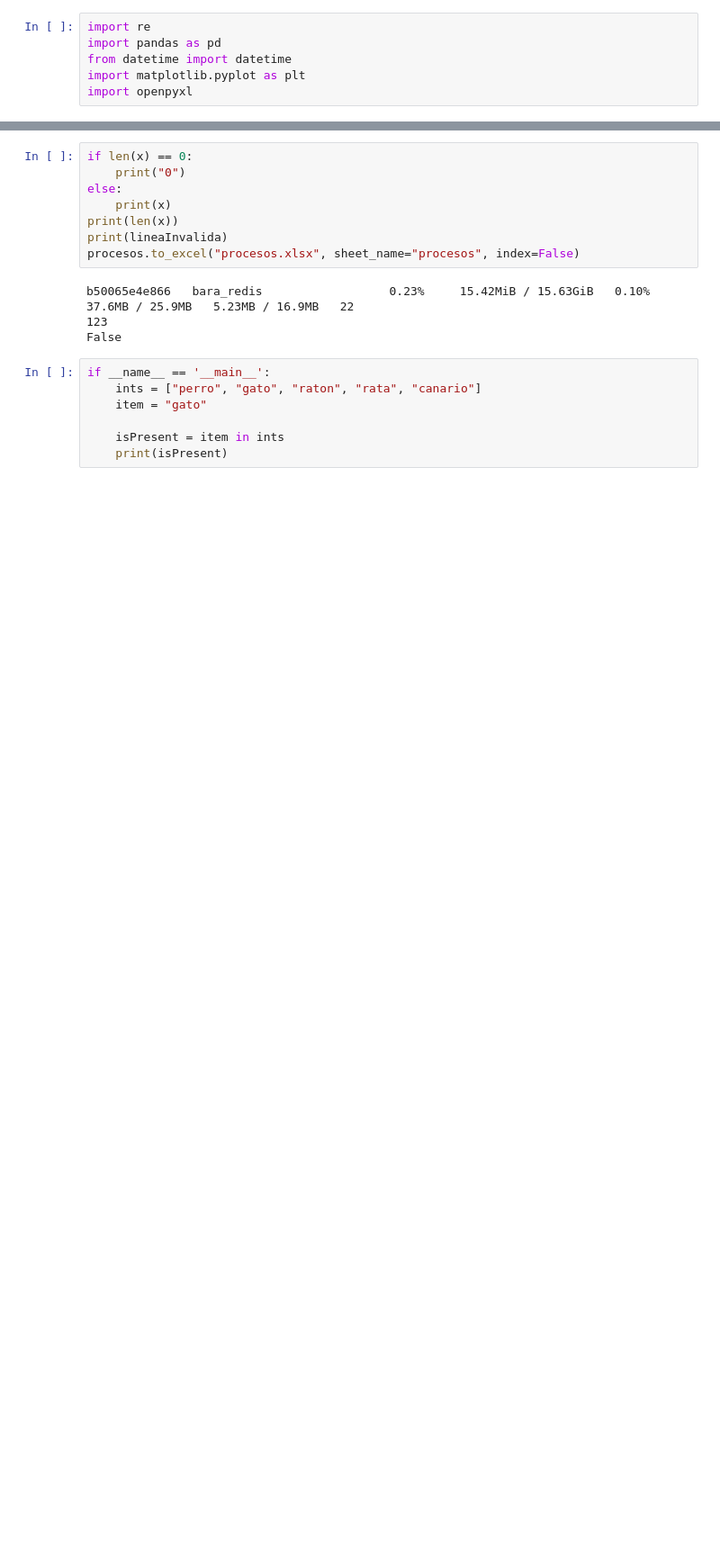
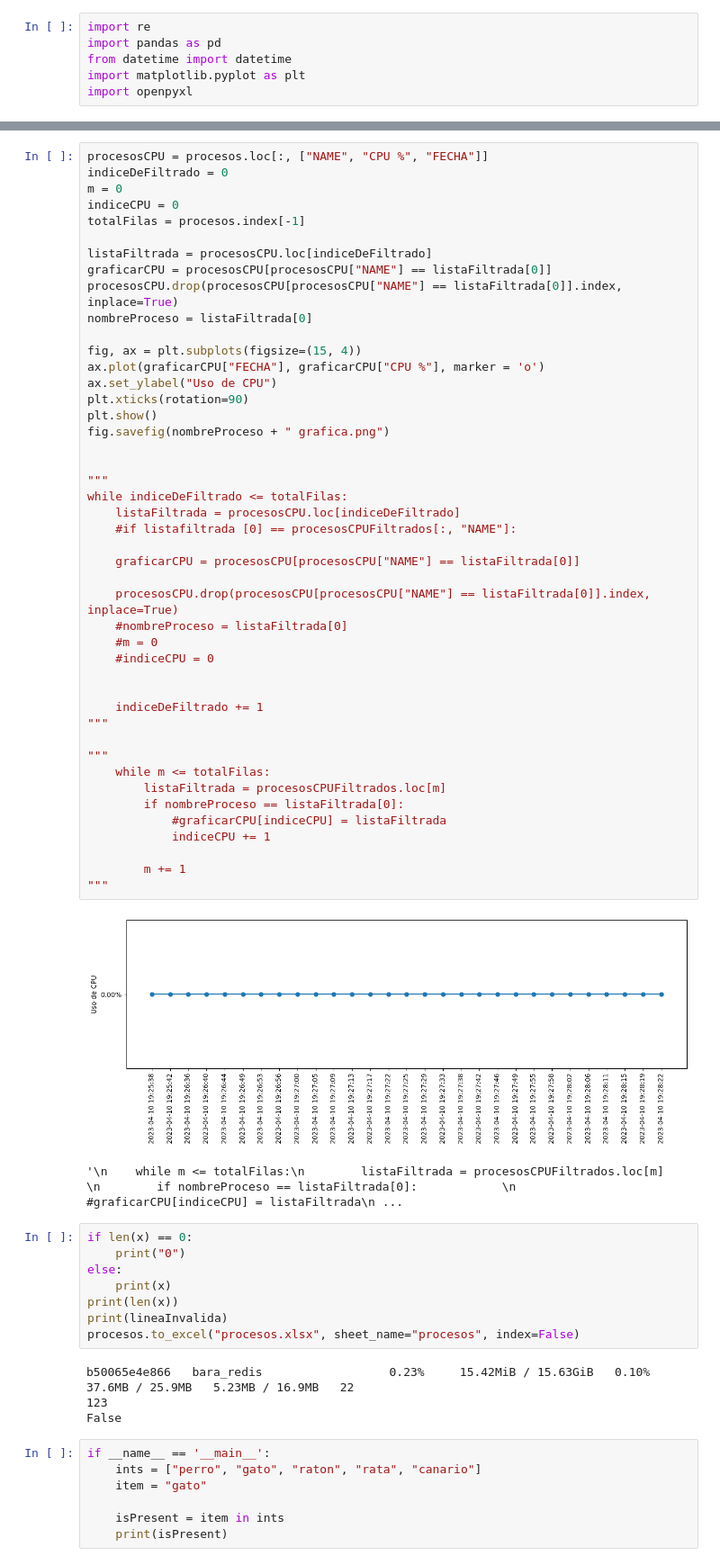
Before and after one commit to rene-marquez/MAIN, a Jupyter notebook: mis funciones.ipynb, the cells around one changed output, grey strips where cells are left out. Shown at 90% size. Cells and saved outputs as stored; diff of their text form; blank space fills up the shorter version.

Commit message:
Cambiando formato de graficas

```diff
--- a/mis funciones.ipynb
+++ b/mis funciones.ipynb
@@ -149,3 +96,51 @@ KeyError: 90900
+# %%
+procesosCPU = procesos.loc[:, ["NAME", "CPU %", "FECHA"]]
+indiceDeFiltrado = 0
+m = 0
+indiceCPU = 0
+totalFilas = procesos.index[-1]
+
+listaFiltrada = procesosCPU.loc[indiceDeFiltrado]
+graficarCPU = procesosCPU[procesosCPU["NAME"] == listaFiltrada[0]]
+procesosCPU.drop(procesosCPU[procesosCPU["NAME"] == listaFiltrada[0]].index, inplace=True)
+nombreProceso = listaFiltrada[0]
+
+fig, ax = plt.subplots(figsize=(15, 4))
+ax.plot(graficarCPU["FECHA"], graficarCPU["CPU %"], marker = 'o')
+ax.set_ylabel("Uso de CPU")
+plt.xticks(rotation=90)
+plt.show()
+fig.savefig(nombreProceso + " grafica.png")
+
+
+"""
+while indiceDeFiltrado <= totalFilas:
+    listaFiltrada = procesosCPU.loc[indiceDeFiltrado]
+    #if listafiltrada [0] == procesosCPUFiltrados[:, "NAME"]:
+
+    graficarCPU = procesosCPU[procesosCPU["NAME"] == listaFiltrada[0]]
+
+    procesosCPU.drop(procesosCPU[procesosCPU["NAME"] == listaFiltrada[0]].index, inplace=True)
+    #nombreProceso = listaFiltrada[0]
+    #m = 0
+    #indiceCPU = 0
+
+
+    indiceDeFiltrado += 1
+"""
+
+"""
+    while m <= totalFilas:
+        listaFiltrada = procesosCPUFiltrados.loc[m]
+        if nombreProceso == listaFiltrada[0]:
+            #graficarCPU[indiceCPU] = listaFiltrada
+            indiceCPU += 1
+
+        m += 1
+"""
+# %% [output]
+[figure, added]
+'\n    while m <= totalFilas:\n        listaFiltrada = procesosCPUFiltrados.loc[m]    \n        if nombreProceso == listaFiltrada[0]:            \n            #graficarCPU[indiceCPU] = listaFiltrada\n ...
 # %%
 if len(x) == 0:
     print("0")
```
Also changed, not shown: parts of 2 cells of this notebook, 2 other files.
